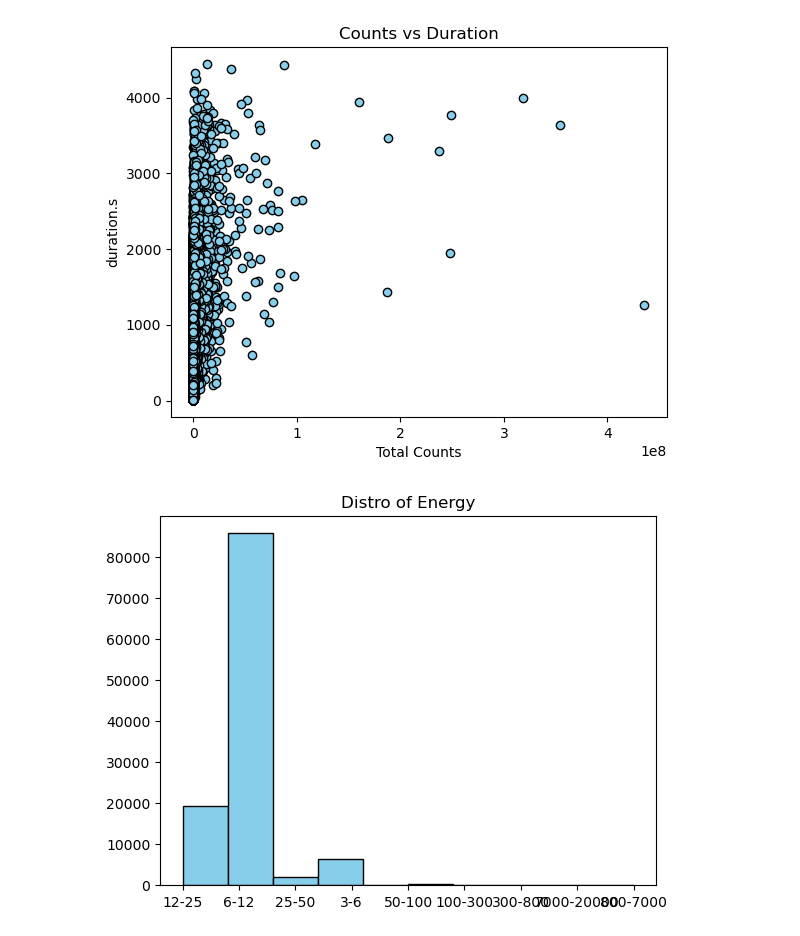
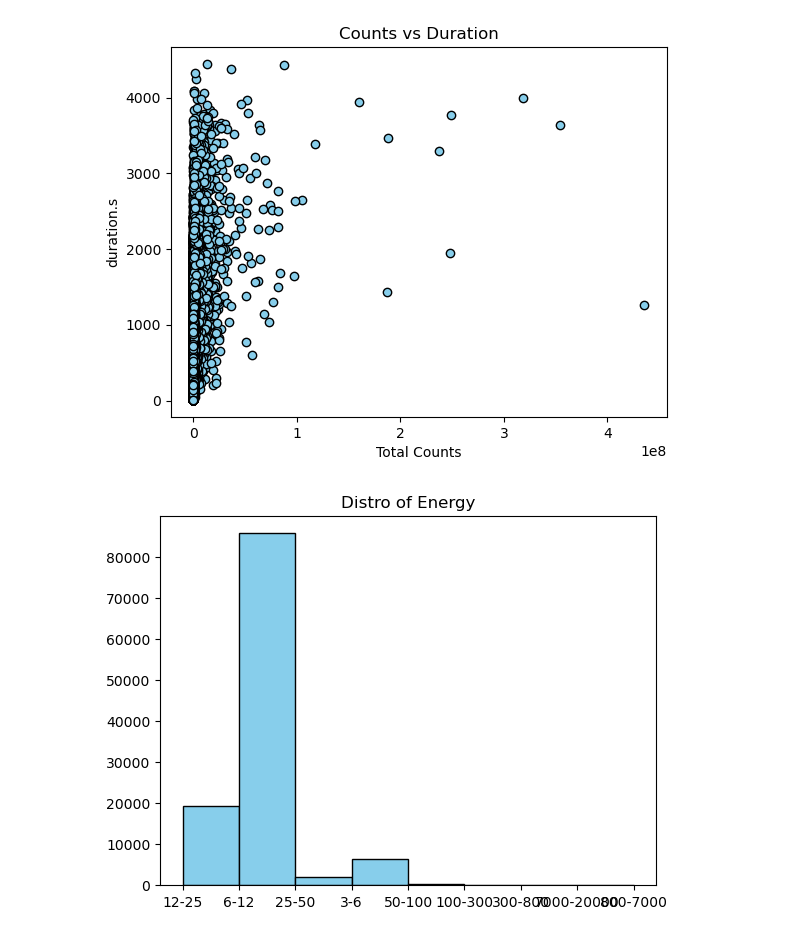
Before and after one commit to t-dowd/Solar-Flare-Project, a Jupyter notebook: SolarFlare.ipynb, the cells around one changed output. Drawn from its saved outputs; the diff is of its cells as text; code cells hidden in the pictures.

```diff
--- a/SolarFlare.ipynb
+++ b/SolarFlare.ipynb
@@ -76,12 +77,12 @@ plt.show()
 # %%
 # Hist of Energy
 
-plt.hist(Full_Solar_Data['energy.kev'], bins=10, color='skyblue', edgecolor='black')
+plt.hist(Full_Solar_Data['energy.kev'], bins=8, color='skyblue', edgecolor='black')
 
 plt.title('Distro of Energy')
 # plt.xlabel('Total Counts')
 # plt.ylabel('duration.s')
 plt.show()
 # %% [output]
-[figure, old version]
+[figure, new version]
 # %%
```
Also changed, not shown: parts of 8 cells of this notebook, 1 other file.
